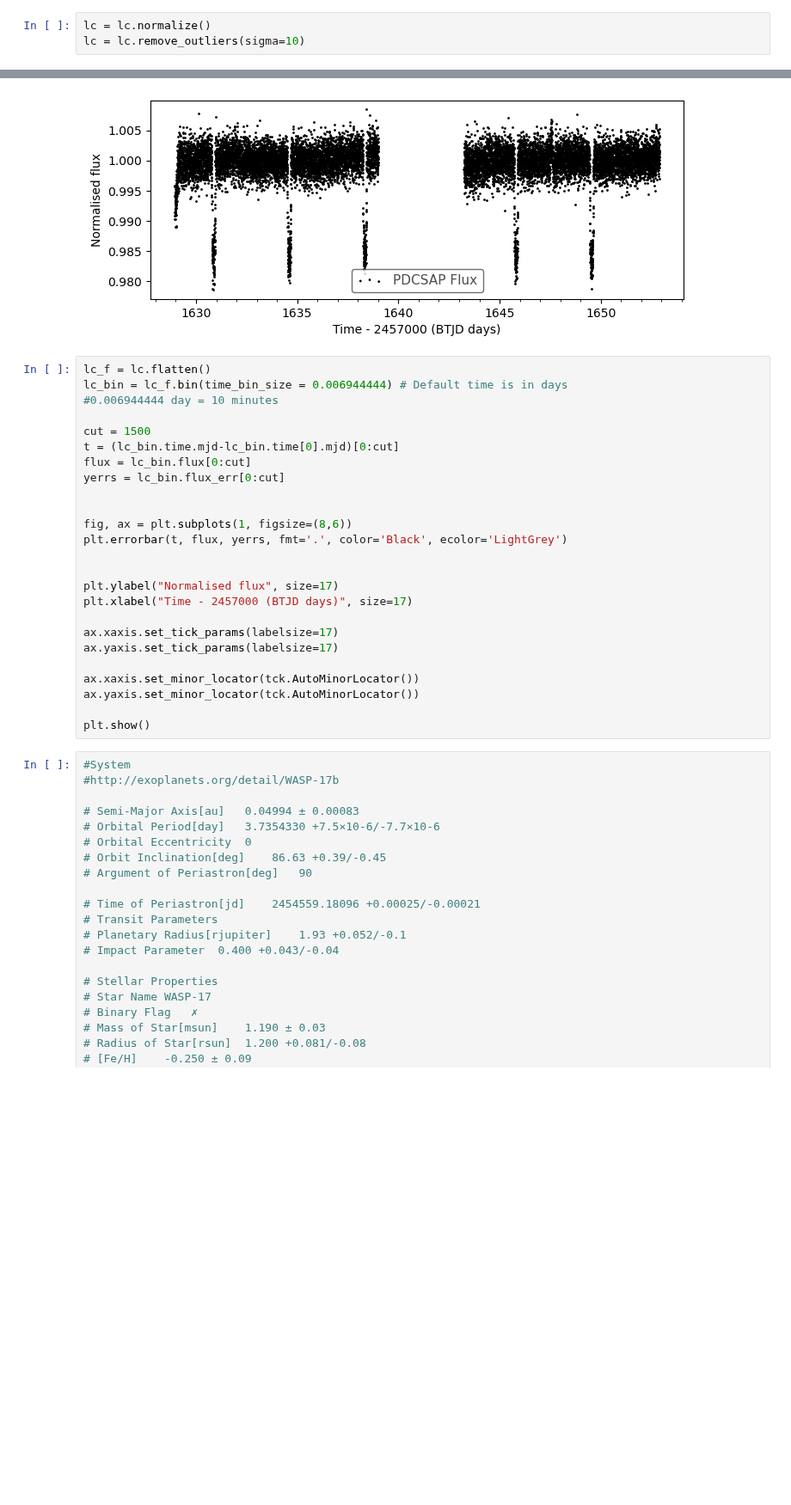
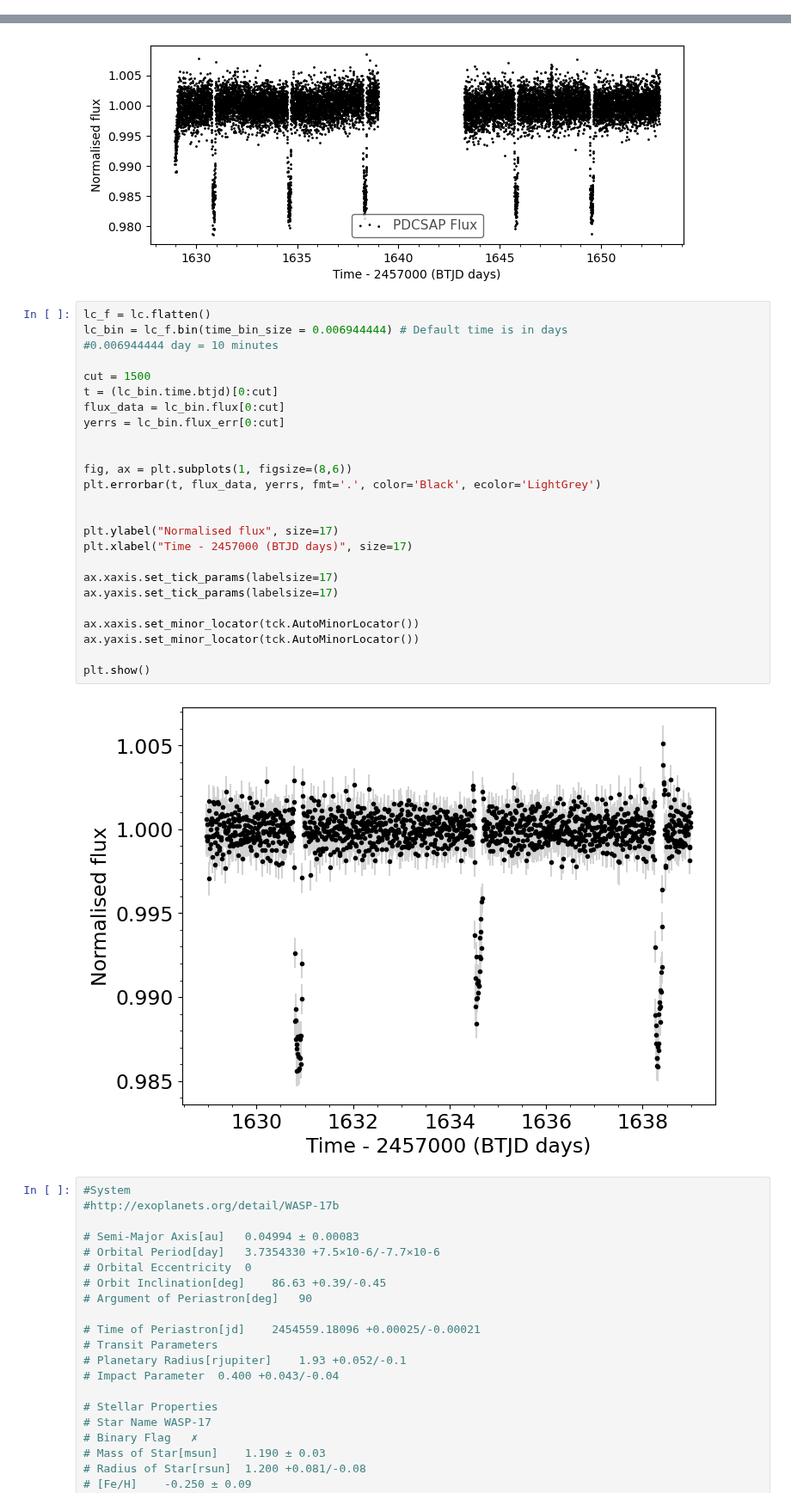
Before and after one commit to hrwakeford/MSci2022_TESS, a Jupyter notebook: Transit_fitting/WASP_17b/wasp_17b_sector12_a.ipynb, the cells around one changed output, grey strips where cells are left out. Shown at 86% size. Saved outputs shown, nothing was run; the diff lists cells and outputs as text; blank space fills up the shorter version.

Commit message:
BTJD cut graph, emcee not working yet!

```diff
--- a/Transit_fitting/WASP_17b/wasp_17b_sector12_a.ipynb
+++ b/Transit_fitting/WASP_17b/wasp_17b_sector12_a.ipynb
@@ -59,9 +84,6 @@ TessLightCurve length=18875 LABEL="TIC 66818296" SECTOR=12 AUTHOR=SPOC FLUX_ORIG
 | 1652.8939630932114 | 6.3856416e+03 | 1.2107553e+01 | 5.3249570e-03 | 306312 | 1734.77924 | 254.20145 | 5.7129624e+03 | ... |
 | 1652.8953519312176 | 6.3990420e+03 | 1.2115211e+01 | 5.3249067e-03 | 306313 | 1734.78762 | 254.20961 | 5.7252354e+03 | ... |
 | 1652.896740769224 | 6.3697603e+03 | 1.2108603e+01 | 5.3248564e-03 | 306314 | 1734.78098 | 254.20737 | 5.6973696e+03 | ... |
-# %%
-lc = lc.normalize()
-lc = lc.remove_outliers(sigma=10)
 # %%
 fig, axs = plt.subplots(1, figsize=(8, 3))
 yes = lc.scatter(label='PDCSAP Flux', ax=axs, normalize=True, ylabel="Normalised flux", color='black')
@@ -76,28 +98,30 @@ plt.show()
 # %%
 lc_f = lc.flatten()
 lc_bin = lc_f.bin(time_bin_size = 0.006944444) # Default time is in days
 #0.006944444 day = 10 minutes
 
 cut = 1500
-t = (lc_bin.time.mjd-lc_bin.time[0].mjd)[0:cut]
-flux = lc_bin.flux[0:cut]
+t = (lc_bin.time.btjd)[0:cut]
+flux_data = lc_bin.flux[0:cut]
 yerrs = lc_bin.flux_err[0:cut]
 
 
 fig, ax = plt.subplots(1, figsize=(8,6))
-plt.errorbar(t, flux, yerrs, fmt='.', color='Black', ecolor='LightGrey')
+plt.errorbar(t, flux_data, yerrs, fmt='.', color='Black', ecolor='LightGrey')
 
 
 plt.ylabel("Normalised flux", size=17)
 plt.xlabel("Time - 2457000 (BTJD days)", size=17)
 
 ax.xaxis.set_tick_params(labelsize=17)
 ax.yaxis.set_tick_params(labelsize=17)
 
 ax.xaxis.set_minor_locator(tck.AutoMinorLocator())
 ax.yaxis.set_minor_locator(tck.AutoMinorLocator())
 
 plt.show()
+# %% [output]
+[figure, added]
 # %%
 #System
 #http://exoplanets.org/detail/WASP-17b
```
Also changed, not shown: parts of 7 cells of this notebook.
